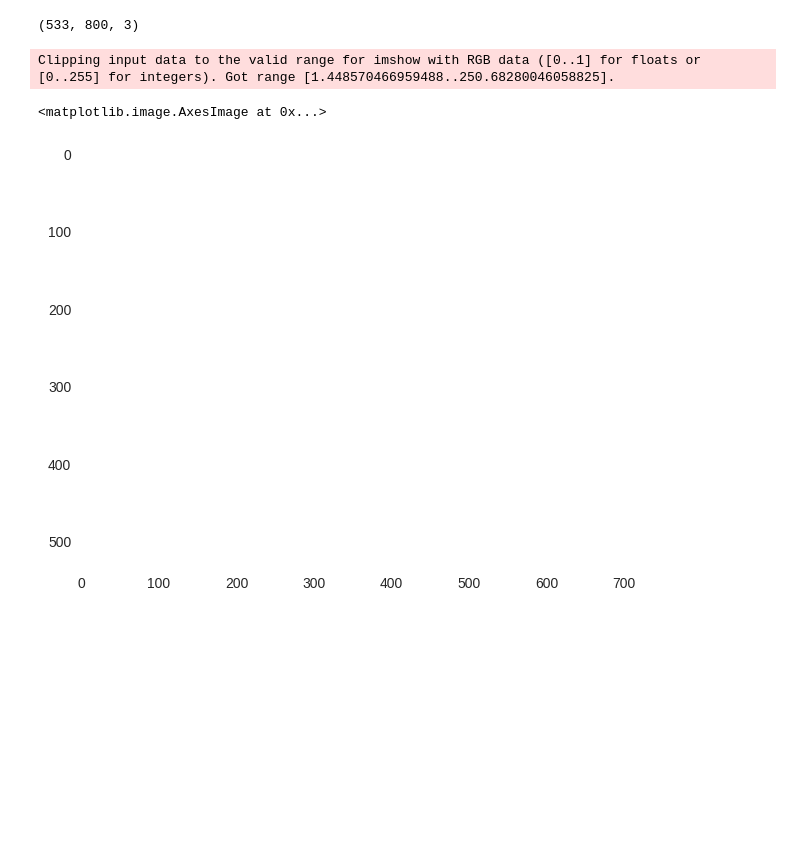
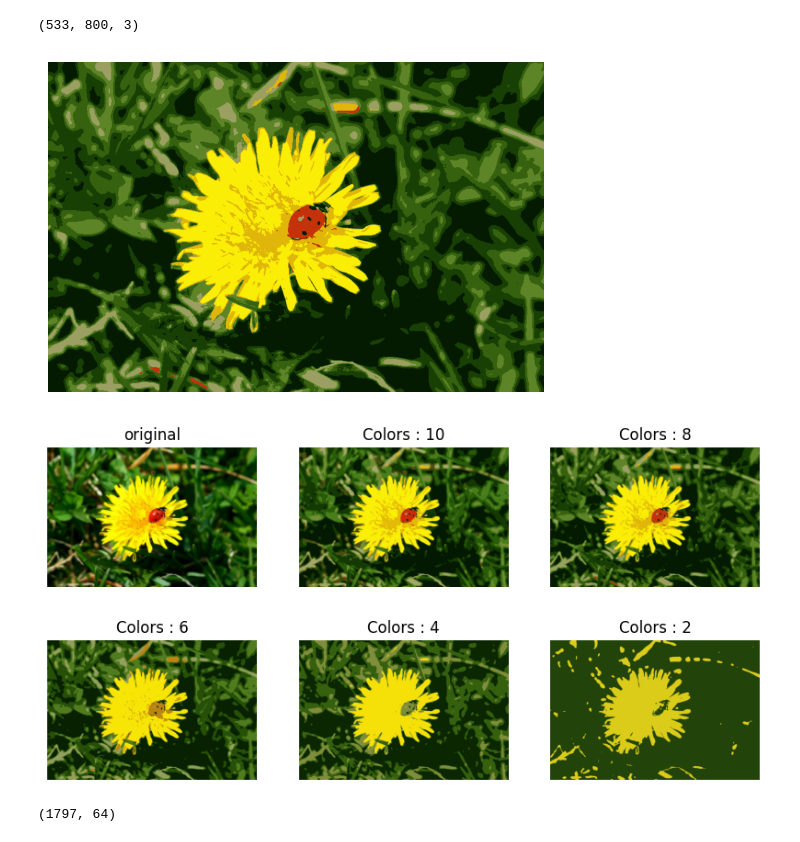
Before and after one commit to LazySeagull/Machine_Learning_Practice, a Jupyter notebook: classical_ml/unsupervised_learning/unsupervised.ipynb, the cells around one changed output. Cells and saved outputs as stored; diff of their text form; code cells hidden in the pictures; blank space fills up the shorter version.

```diff
--- a/classical_ml/unsupervised_learning/unsupervised.ipynb
+++ b/classical_ml/unsupervised_learning/unsupervised.ipynb
@@ -12,6 +15,8 @@ from matplotlib.ticker import FixedLocator, FixedFormatter
 # %%
 from yellowbrick.cluster import SilhouetteVisualizer , silhouette_visualizer
 import PIL
+# %%
+plt.style.use('default')
 # %%
 iris = load_iris()
 print(iris.DESCR)
@@ -337,8 +340,29 @@ segmented_img.shape
 # %% [output]
 (533, 800, 3)
 # %%
-plt.imshow(segmented_img)
+plt.imshow(segmented_img / 255)
+plt.axis('off')
+plt.show()
 # %% [output]
-Clipping input data to the valid range for imshow with RGB data ([0..1] for floats or [0..255] for integers). Got range [1.448570466959488..250.68280046058825].
-<matplotlib.image.AxesImage at 0x...>
-[figure, old version]
+[figure, new version]
+# %%
+fig , ax = plt.subplots(2 , 3 , figsize=(10,5))
+ax[0,0].imshow(image)
+ax[0,0].set_title("original")
+ax[0,0].grid()
+ax[0,0].set_axis_off()
+
+segmented_images = []
+for cluster in [10 , 8 , 6 , 4 , 2]:
+    kmeans = KMeans(n_clusters=  cluster , random_state=42).fit(x)
+    segmented_img = kmeans.cluster_centers_[kmeans.labels_].reshape(image.shape)
+    segmented_images.append(segmented_img/255)
+
+
+ax_flat = ax.flatten()
+for index , (img, cluster) in enumerate(zip(segmented_images , [10 , 8 , 6 , 4 , 2])):
+    ax_flat[index+1].imshow(img)
+    ax_flat[index+1].set_axis_off()
+    ax_flat[index+1].set_title(f"Colors : {cluster}")
+# %% [output]
+[figure, added]
@@ -344,0 +371,5 @@ Clipping input data to the valid range for imshow with RGB data ([0..1] for floa
+# %%
+x_digits , y_digits = load_digits(return_X_y=True)
+x_digits.shape
+# %% [output]
+(1797, 64)
```
Also changed, not shown: parts of 24 cells of this notebook.
